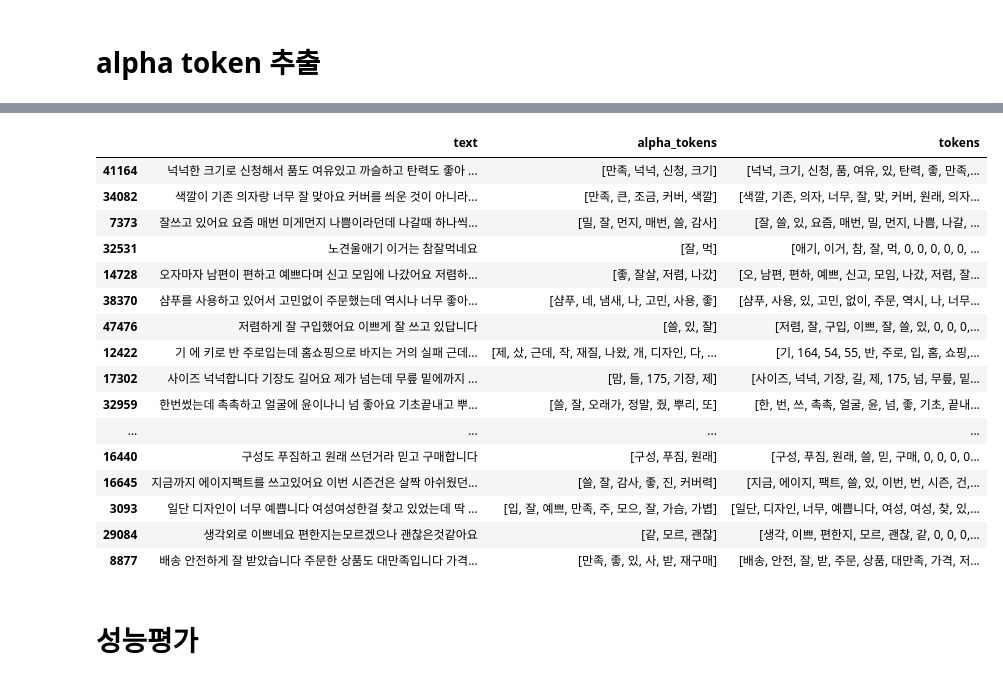
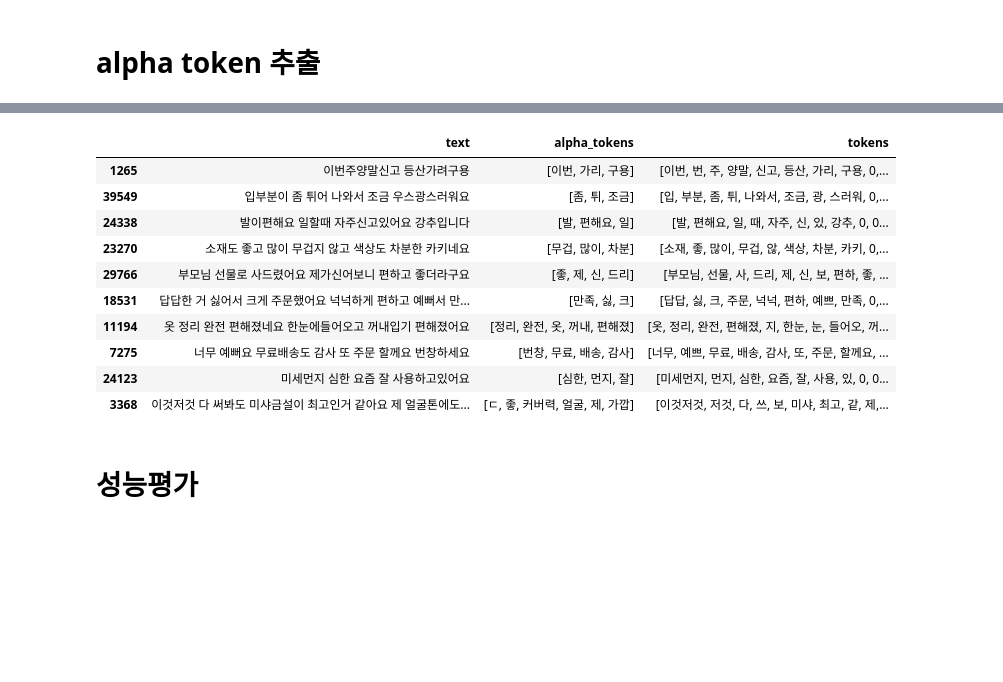
Before and after one commit to joonable/playground, a Jupyter notebook: prd_review_v2/step4_df_result_eda.ipynb, the cells around one changed output, grey strips where cells are left out. Drawn from its saved outputs; the diff is of its cells as text; code cells hidden in the pictures; blank space fills up the shorter version.

```diff
--- a/prd_review_v2/step4_df_result_eda.ipynb
+++ b/prd_review_v2/step4_df_result_eda.ipynb
@@ -155,23 +131,17 @@ df_new.loc[(df_new.y == 0) & (df_new.pred == 0), ['text', 'alpha_tokens', 'token
 # %%
-df_new.loc[(df_new.y == 1) & (df_new.pred == 1), ['text', 'alpha_tokens', 'tokens']].sample(20)
+df_new.loc[(df_new.y == 1) & (df_new.pred == 1), ['text', 'alpha_tokens', 'tokens']].sample(10)
 # %% [output]
 |  | text | alpha_tokens | tokens |
-| 41164 | 넉넉한 크기로 신청해서 품도 여유있고 까슬하고 탄력도 좋아 ... | [만족, 넉넉, 신청, 크기] | [넉넉, 크기, 신청, 품, 여유, 있, 탄력, 좋, 만족,... |
-| 34082 | 색깔이 기존 의자랑 너무 잘 맞아요 커버를 씌운 것이 아니라... | [만족, 큰, 조금, 커버, 색깔] | [색깔, 기존, 의자, 너무, 잘, 맞, 커버, 원래, 의자... |
-| 7373 | 잘쓰고 있어요 요즘 매번 미게먼지 나쁨이라던데 나갈때 하나씩... | [밀, 잘, 먼지, 매번, 쓸, 감사] | [잘, 쓸, 있, 요즘, 매번, 밀, 먼지, 나쁨, 나갈, ... |
-| 32531 | 노견울애기 이거는 참잘먹네요 | [잘, 먹] | [애기, 이거, 참, 잘, 먹, 0, 0, 0, 0, 0, ... |
-| 14728 | 오자마자 남편이 편하고 예쁘다며 신고 모임에 나갔어요 저렴하... | [좋, 잘살, 저렴, 나갔] | [오, 남편, 편하, 예쁘, 신고, 모임, 나갔, 저렴, 잘... |
-| 38370 | 샴푸를 사용하고 있어서 고민없이 주문했는데 역시나 너무 좋아... | [샴푸, 네, 냄새, 나, 고민, 사용, 좋] | [샴푸, 사용, 있, 고민, 없이, 주문, 역시, 나, 너무... |
-| 47476 | 저렴하게 잘 구입했어요 이쁘게 잘 쓰고 있답니다 | [쓸, 있, 잘] | [저렴, 잘, 구입, 이쁘, 잘, 쓸, 있, 0, 0, 0,... |
-| 12422 | 기 에 키로 반 주로입는데 홈쇼핑으로 바지는 거의 실패 근데... | [제, 샀, 근데, 작, 재질, 나왔, 개, 디자인, 다, ... | [기, 164, 54, 55, 반, 주로, 입, 홈, 쇼핑,... |
-| 17302 | 사이즈 넉넉합니다 기장도 길어요 제가 넘는데 무릎 밑에까지 ... | [맘, 들, 175, 기장, 제] | [사이즈, 넉넉, 기장, 길, 제, 175, 넘, 무릎, 밑... |
-| 32959 | 한번썼는데 촉촉하고 얼굴에 윤이나니 넘 좋아요 기초끝내고 뿌... | [쓸, 잘, 오래가, 정말, 줬, 뿌리, 또] | [한, 번, 쓰, 촉촉, 얼굴, 윤, 넘, 좋, 기초, 끝내... |
-| ... | ... | ... | ... |
-| 16440 | 구성도 푸짐하고 원래 쓰던거라 믿고 구매합니다 | [구성, 푸짐, 원래] | [구성, 푸짐, 원래, 쓸, 믿, 구매, 0, 0, 0, 0... |
-| 16645 | 지금까지 에이지팩트를 쓰고있어요 이번 시즌건은 살짝 아쉬웠던... | [쓸, 잘, 감사, 좋, 진, 커버력] | [지금, 에이지, 팩트, 쓸, 있, 이번, 번, 시즌, 건,... |
-| 3093 | 일단 디자인이 너무 예쁩니다 여성여성한걸 찾고 있었는데 딱 ... | [입, 잘, 예쁘, 만족, 주, 모으, 잘, 가슴, 가볍] | [일단, 디자인, 너무, 예쁩니다, 여성, 여성, 찾, 있,... |
-| 29084 | 생각외로 이쁘네요 편한지는모르겠으나 괜찮은것같아요 | [같, 모르, 괜찮] | [생각, 이쁘, 편한지, 모르, 괜찮, 같, 0, 0, 0,... |
-| 8877 | 배송 안전하게 잘 받았습니다 주문한 상품도 대만족입니다 가격... | [만족, 좋, 있, 사, 받, 재구매] | [배송, 안전, 잘, 받, 주문, 상품, 대만족, 가격, 저... |
+| 1265 | 이번주양말신고 등산가려구용 | [이번, 가리, 구용] | [이번, 번, 주, 양말, 신고, 등산, 가리, 구용, 0,... |
+| 39549 | 입부분이 좀 튀어 나와서 조금 우스광스러워요 | [좀, 튀, 조금] | [입, 부분, 좀, 튀, 나와서, 조금, 광, 스러워, 0,... |
+| 24338 | 발이편해요 일할때 자주신고있어요 강추입니다 | [발, 편해요, 일] | [발, 편해요, 일, 때, 자주, 신, 있, 강추, 0, 0... |
+| 23270 | 소재도 좋고 많이 무겁지 않고 색상도 차분한 카키네요 | [무겁, 많이, 차분] | [소재, 좋, 많이, 무겁, 않, 색상, 차분, 카키, 0,... |
+| 29766 | 부모님 선물로 사드렸어요 제가신어보니 편하고 좋더라구요 | [좋, 제, 신, 드리] | [부모님, 선물, 사, 드리, 제, 신, 보, 편하, 좋, ... |
+| 18531 | 답답한 거 싫어서 크게 주문했어요 넉넉하게 편하고 예뻐서 만... | [만족, 싫, 크] | [답답, 싫, 크, 주문, 넉넉, 편하, 예쁘, 만족, 0,... |
+| 11194 | 옷 정리 완전 편해졌네요 한눈에들어오고 꺼내입기 편해졌어요 | [정리, 완전, 옷, 꺼내, 편해졌] | [옷, 정리, 완전, 편해졌, 지, 한눈, 눈, 들어오, 꺼... |
+| 7275 | 너무 예뻐요 무료배송도 감사 또 주문 할께요 번창하세요 | [번창, 무료, 배송, 감사] | [너무, 예쁘, 무료, 배송, 감사, 또, 주문, 할께요, ... |
+| 24123 | 미세먼지 심한 요즘 잘 사용하고있어요 | [심한, 먼지, 잘] | [미세먼지, 먼지, 심한, 요즘, 잘, 사용, 있, 0, 0... |
+| 3368 | 이것저것 다 써봐도 미샤금설이 최고인거 같아요 제 얼굴톤에도... | [ㄷ, 좋, 커버력, 얼굴, 제, 가깝] | [이것저것, 저것, 다, 쓰, 보, 미샤, 최고, 같, 제,... |
 # %% [markdown]
 # 성능평가
 # %%
```
Also changed, not shown: parts of 4 cells of this notebook.
